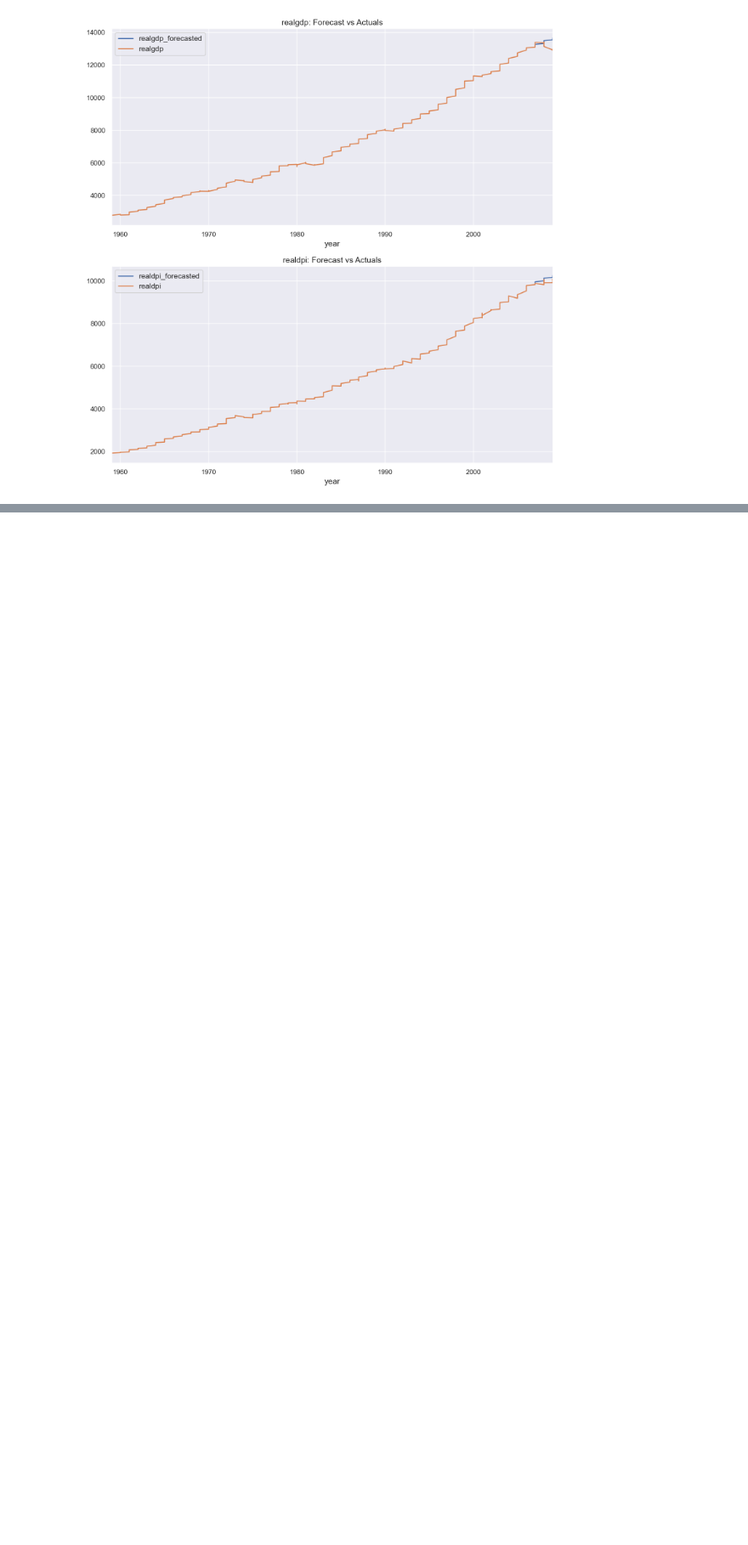
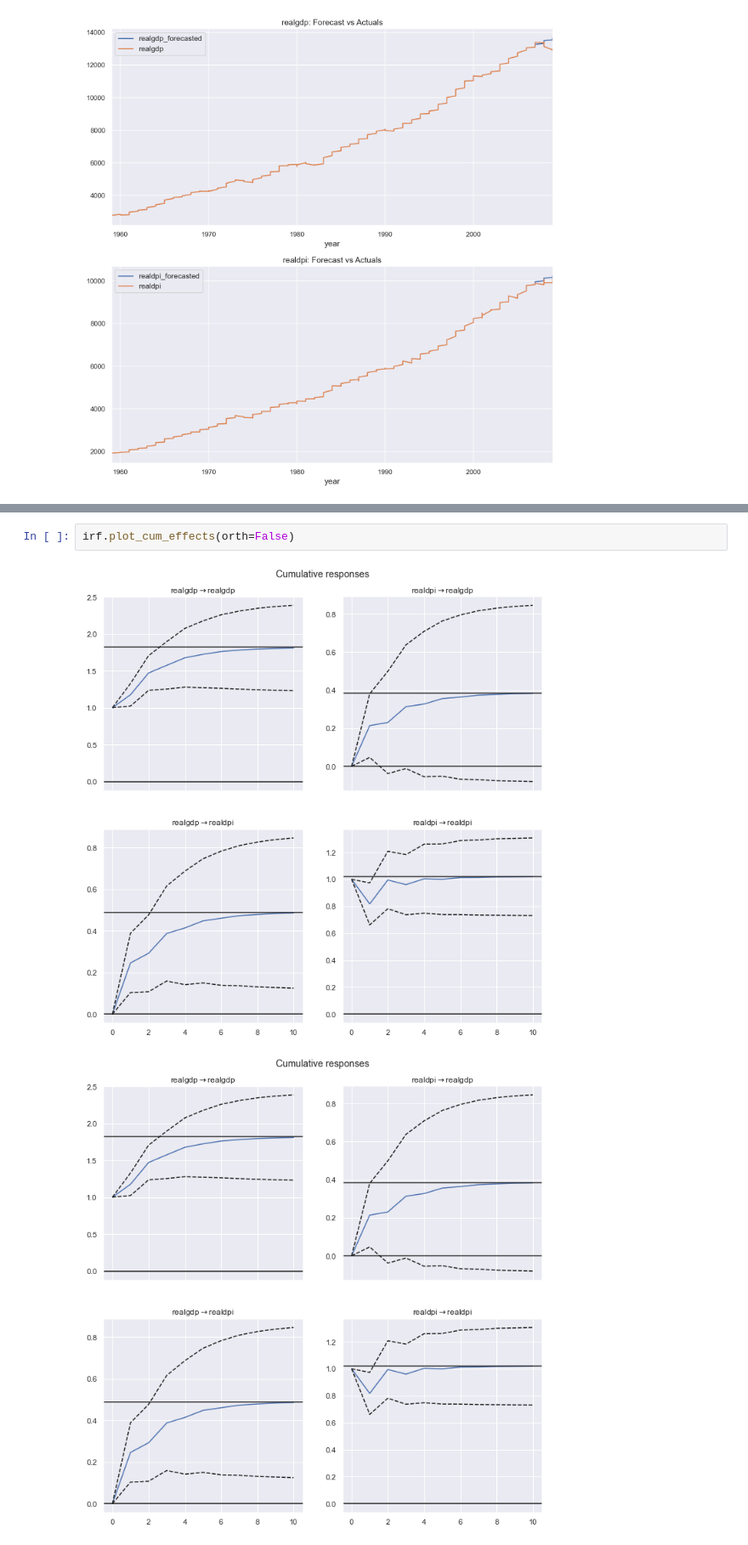
Before and after one commit to xxl4tomxu98/econometrics-gdp-dpi-VAR, a Jupyter notebook: real-world-VAR.ipynb, the cells around one changed output, grey strips where cells are left out. Shown: that part at 85% size. Saved outputs shown, nothing was run; the diff lists cells and outputs as text; blank space fills up the shorter version.

```diff
--- a/real-world-VAR.ipynb
+++ b/real-world-VAR.ipynb
@@ -168,0 +197,5 @@ plt.tight_layout()
+# %%
+irf.plot_cum_effects(orth=False)
+# %% [output]
+[figure, added]
+[figure, added]
```
Also changed, not shown: parts of 12 cells of this notebook.
